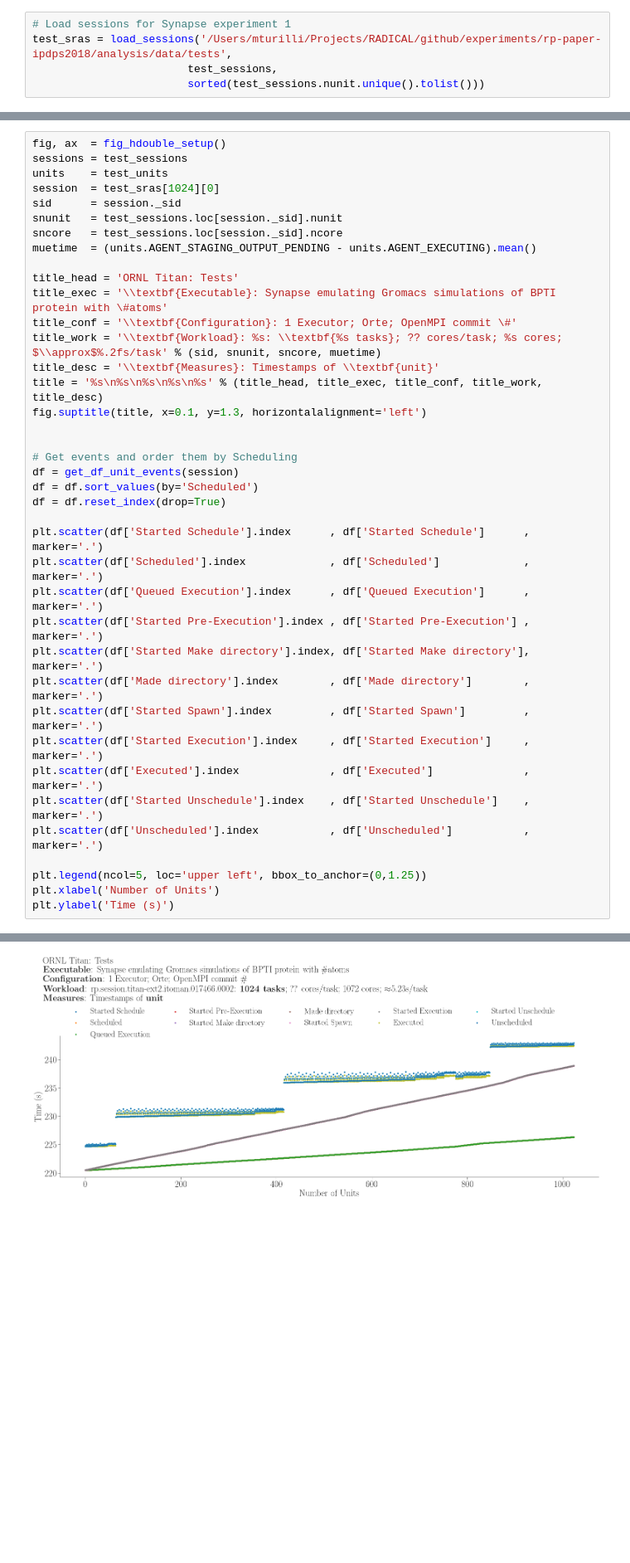
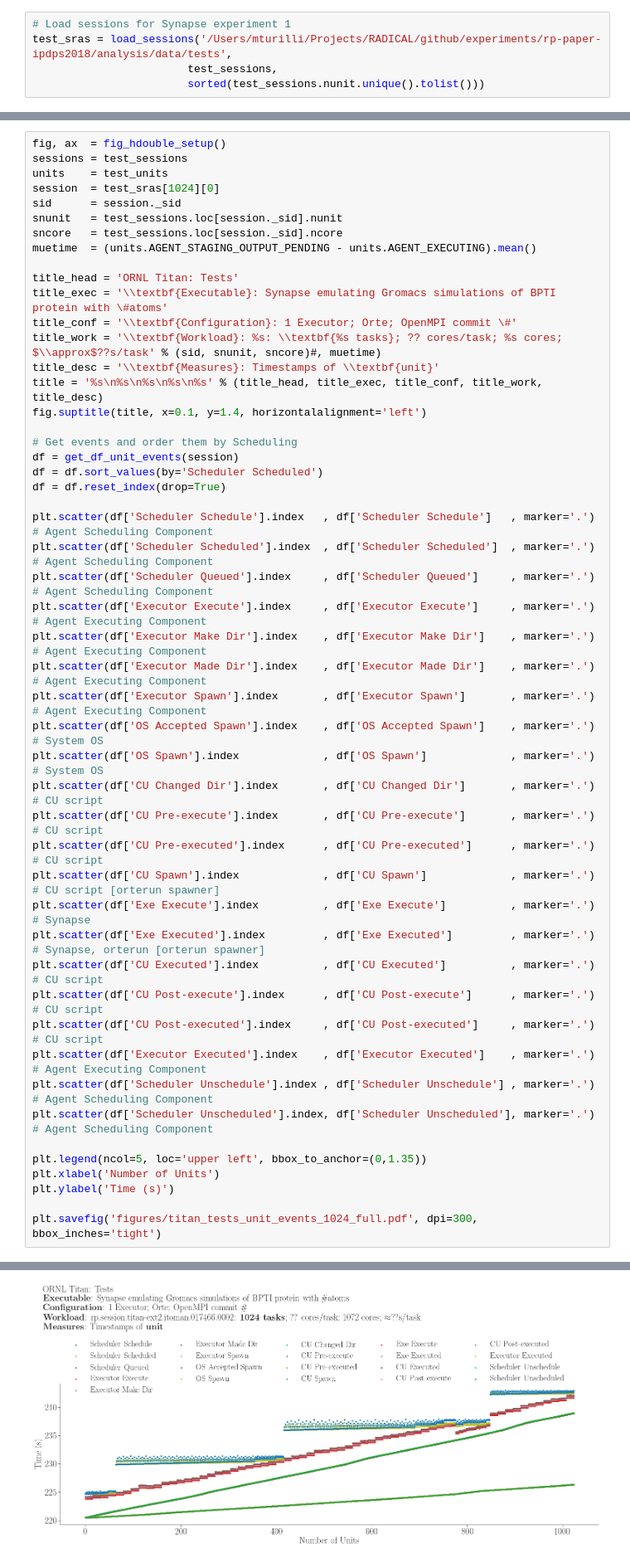
Before and after one commit to radical-experiments/rp.paper, a Jupyter notebook: analysis/rp_paper_tests.ipynb, the cells around one changed output, grey strips where cells are left out. Shown at 83% size. Saved outputs shown, nothing was run; the diff lists cells and outputs as text; blank space fills up the shorter version.

Commit message:
Add all events to test analysis

```diff
--- a/analysis/rp_paper_tests.ipynb
+++ b/analysis/rp_paper_tests.ipynb
@@ -118,30 +119,41 @@ muetime  = (units.AGENT_STAGING_OUTPUT_PENDING - units.AGENT_EXECUTING).mean()
 title_head = 'ORNL Titan: Tests'
 title_exec = '\\textbf{Executable}: Synapse emulating Gromacs simulations of BPTI protein with \#atoms'
 title_conf = '\\textbf{Configuration}: 1 Executor; Orte; OpenMPI commit \#'
-title_work = '\\textbf{Workload}: %s: \\textbf{%s tasks}; ?? cores/task; %s cores; $\\approx$%.2fs/task' % (sid, snunit, sncore, muetime)
+title_work = '\\textbf{Workload}: %s: \\textbf{%s tasks}; ?? cores/task; %s cores; $\\approx$??s/task' % (sid, snunit, sncore)#, muetime)
 title_desc = '\\textbf{Measures}: Timestamps of \\textbf{unit}'
 title = '%s\n%s\n%s\n%s\n%s' % (title_head, title_exec, title_conf, title_work, title_desc)
-fig.suptitle(title, x=0.1, y=1.3, horizontalalignment='left')
-
+fig.suptitle(title, x=0.1, y=1.4, horizontalalignment='left')
 
 # Get events and order them by Scheduling
 df = get_df_unit_events(session)
-df = df.sort_values(by='Scheduled')
+df = df.sort_values(by='Scheduler Scheduled')
 df = df.reset_index(drop=True)
 
-plt.scatter(df['Started Schedule'].index      , df['Started Schedule']      , marker='.')
-plt.scatter(df['Scheduled'].index             , df['Scheduled']             , marker='.')
-plt.scatter(df['Queued Execution'].index      , df['Queued Execution']      , marker='.')
-plt.scatter(df['Started Pre-Execution'].index , df['Started Pre-Execution'] , marker='.')
-plt.scatter(df['Started Make directory'].index, df['Started Make directory'], marker='.')
-plt.scatter(df['Made directory'].index        , df['Made directory']        , marker='.')
-plt.scatter(df['Started Spawn'].index         , df['Started Spawn']         , marker='.')
-plt.scatter(df['Started Execution'].index     , df['Started Execution']     , marker='.')
-plt.scatter(df['Executed'].index              , df['Executed']              , marker='.')
-plt.scatter(df['Started Unschedule'].index    , df['Started Unschedule']    , marker='.')
-plt.scatter(df['Unscheduled'].index           , df['Unscheduled']           , marker='.')
+plt.scatter(df['Scheduler Schedule'].index   , df['Scheduler Schedule']   , marker='.') # Agent Scheduling Component
+plt.scatter(df['Scheduler Scheduled'].index  , df['Scheduler Scheduled']  , marker='.') # Agent Scheduling Component
+plt.scatter(df['Scheduler Queued'].index     , df['Scheduler Queued']     , marker='.') # Agent Scheduling Component
+plt.scatter(df['Executor Execute'].index     , df['Executor Execute']     , marker='.') # Agent Executing Component
+plt.scatter(df['Executor Make Dir'].index    , df['Executor Make Dir']    , marker='.') # Agent Executing Component
+plt.scatter(df['Executor Made Dir'].index    , df['Executor Made Dir']    , marker='.') # Agent Executing Component
+plt.scatter(df['Executor Spawn'].index       , df['Executor Spawn']       , marker='.') # Agent Executing Component
+plt.scatter(df['OS Accepted Spawn'].index    , df['OS Accepted Spawn']    , marker='.') # System OS
+plt.scatter(df['OS Spawn'].index             , df['OS Spawn']             , marker='.') # System OS
+plt.scatter(df['CU Changed Dir'].index       , df['CU Changed Dir']       , marker='.') # CU script
+plt.scatter(df['CU Pre-execute'].index       , df['CU Pre-execute']       , marker='.') # CU script
+plt.scatter(df['CU Pre-executed'].index      , df['CU Pre-executed']      , marker='.') # CU script
+plt.scatter(df['CU Spawn'].index             , df['CU Spawn']             , marker='.') # CU script [orterun spawner]
+plt.scatter(df['Exe Execute'].index          , df['Exe Execute']          , marker='.') # Synapse
+plt.scatter(df['Exe Executed'].index         , df['Exe Executed']         , marker='.') # Synapse, orterun [orterun spawner]
+plt.scatter(df['CU Executed'].index          , df['CU Executed']          , marker='.') # CU script
+plt.scatter(df['CU Post-execute'].index      , df['CU Post-execute']      , marker='.') # CU script
+plt.scatter(df['CU Post-executed'].index     , df['CU Post-executed']     , marker='.') # CU script
+plt.scatter(df['Executor Executed'].index    , df['Executor Executed']    , marker='.') # Agent Executing Component
+plt.scatter(df['Scheduler Unschedule'].index , df['Scheduler Unschedule'] , marker='.') # Agent Scheduling Component
+plt.scatter(df['Scheduler Unscheduled'].index, df['Scheduler Unscheduled'], marker='.') # Agent Scheduling Component
 
-plt.legend(ncol=5, loc='upper left', bbox_to_anchor=(0,1.25))
+plt.legend(ncol=5, loc='upper left', bbox_to_anchor=(0,1.35))
 plt.xlabel('Number of Units')
 plt.ylabel('Time (s)')
+
+plt.savefig('figures/titan_tests_unit_events_1024_full.pdf', dpi=300, bbox_inches='tight')
 # %% [output]
@@ -149,4 +160,4 @@ Text(0,0.5,u'Time (s)')
-[figure, old version]
+[figure, new version]
 # %%
 fig, ax = fig_setup()
 sessions = test_sessions
```
Also changed, not shown: parts of 6 cells of this notebook.
